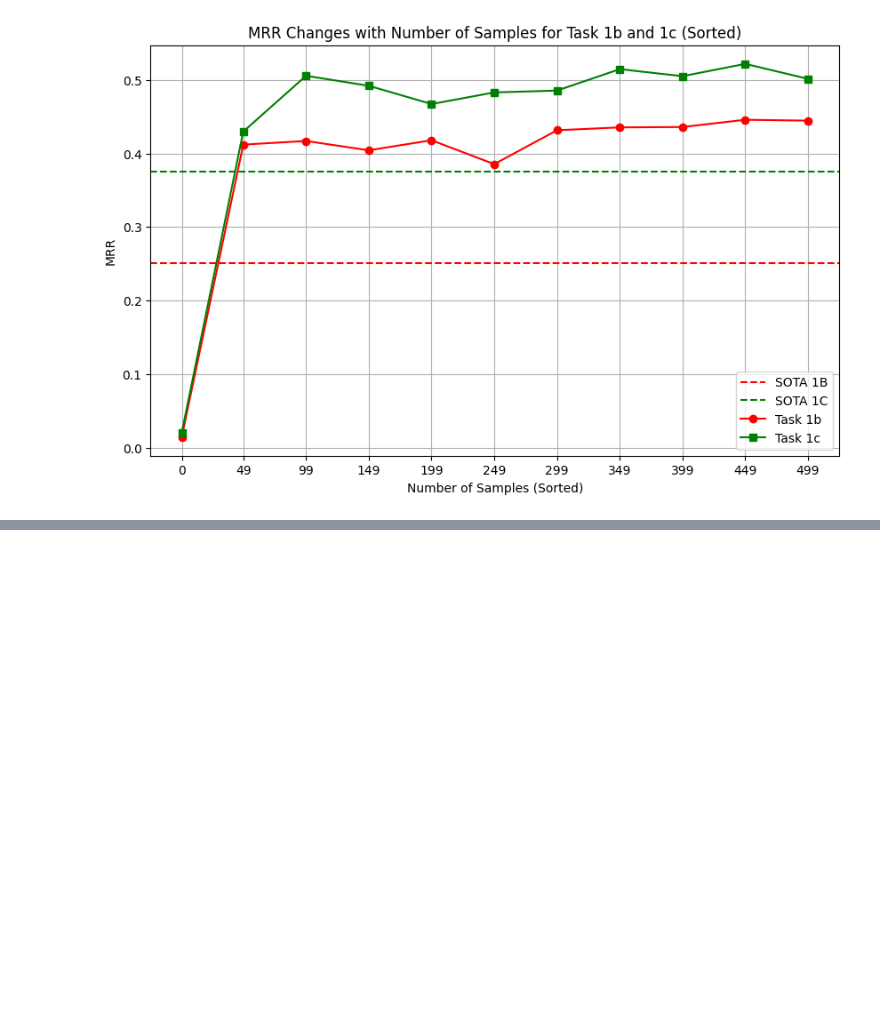
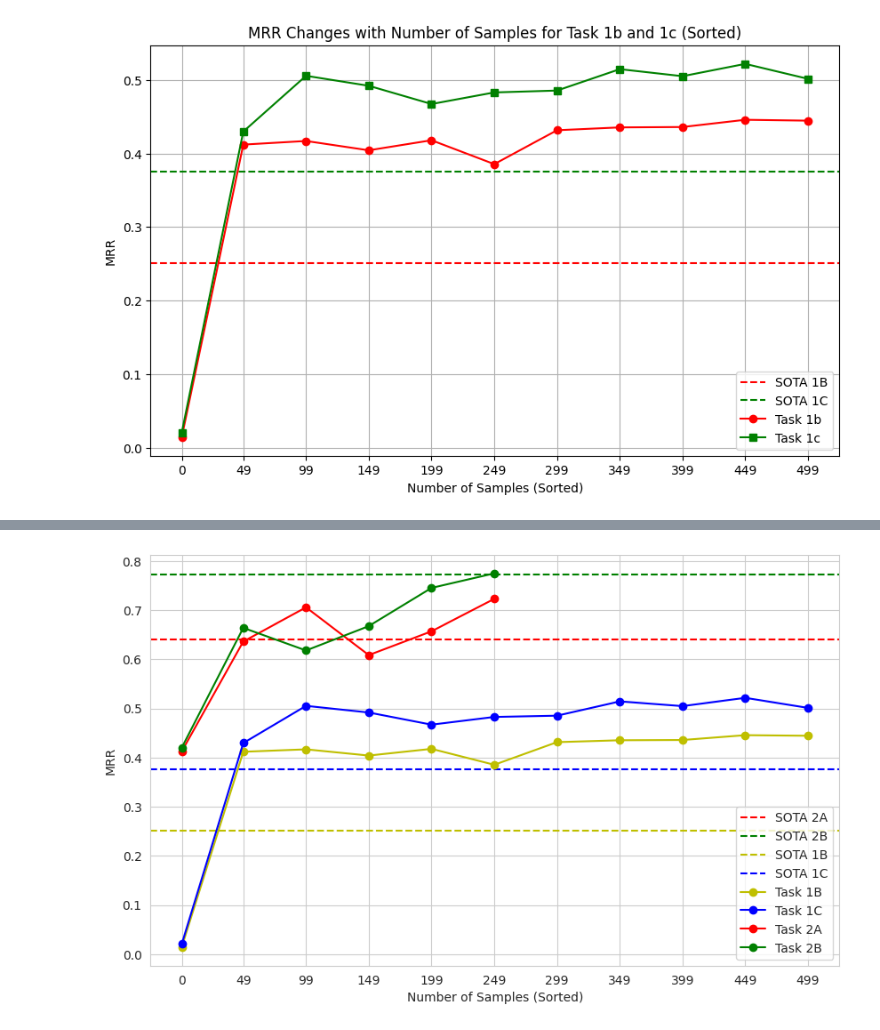
Before and after one commit to VityaVitalich/LLM_Taxonomy, a Jupyter notebook: ablation.ipynb, the cells around one changed output, grey strips where cells are left out. Drawn from its saved outputs; the diff is of its cells as text; code cells hidden in the pictures; blank space fills up the shorter version.

```diff
--- a/ablation.ipynb
+++ b/ablation.ipynb
@@ -108,0 +116,28 @@ ValueError: x and y must have same first dimension, but have shapes (6,) and (11
+# %%
+# samples_sorted2 = sorted([int(sample) for sample in metrics2a.keys()])  # Sort sample sizes
+# mrr_values_2a_sorted = [metrics2a[str(sample)]['MRR'] for sample in samples_sorted2]
+# mrr_values_2b_sorted = [metrics2b[str(sample)]['MRR'] for sample in samples_sorted2]
+
+sns.set_style("whitegrid")
+# Plotting with sorted values
+plt.figure(figsize=(10, 6))
+
+plt.axhline(y=sota_2a, color='r', linestyle='--', label='SOTA 2A')
+plt.axhline(y=sota_2b, color='g', linestyle='--', label='SOTA 2B')
+plt.axhline(y=sota_1b, color='y', linestyle='--', label='SOTA 1B')
+plt.axhline(y=sota_1c, color='b', linestyle='--', label='SOTA 1C')
+
+plt.plot(samples_sorted1, mrr_values_1b_sorted, label='Task 1B', marker='o', color='y')
+plt.plot(samples_sorted1, mrr_values_1c_sorted, label='Task 1C', marker='o', color='b')
+
+plt.plot(samples_sorted2, mrr_values_2a_sorted, label='Task 2A', marker='o', color='r')
+plt.plot(samples_sorted2, mrr_values_2b_sorted, label='Task 2B', marker='o', color='g')
+
+plt.xlabel('Number of Samples (Sorted)')
+plt.ylabel('MRR')
+plt.legend()
+plt.grid(True)
+plt.xticks(samples_sorted1)  # Ensure x-ticks are sorted
+plt.show()
+# %% [output]
+[figure, added]
```
Also changed, not shown: parts of 10 cells of this notebook, 4 other files.
